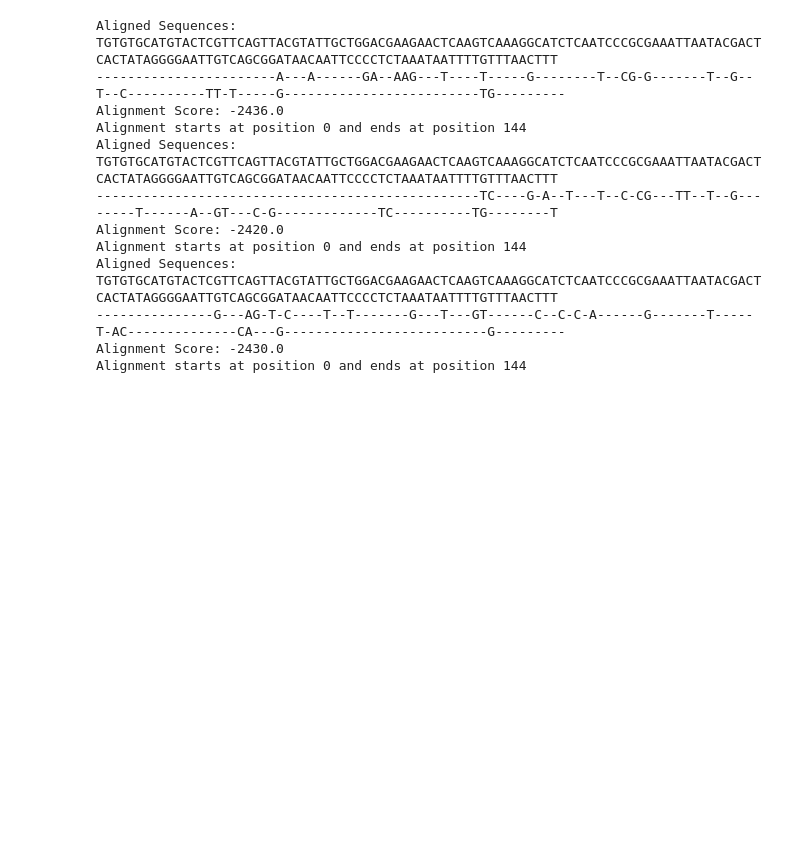
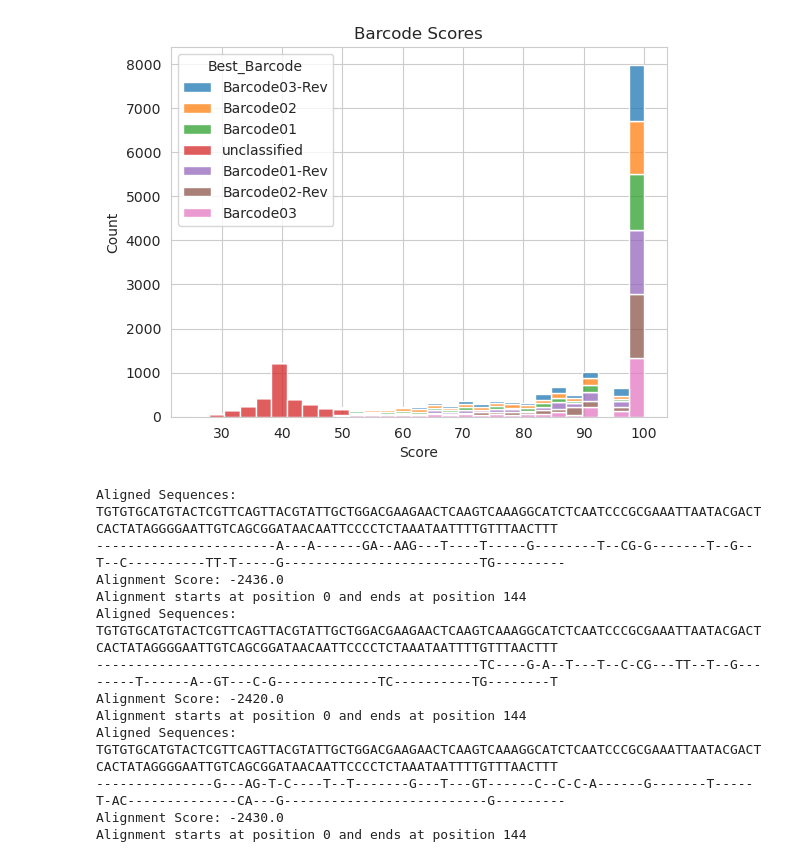
Before and after one commit to fhalab/LevSeq, a Jupyter notebook: examples/demultiplexing.ipynb, the cells around one changed output. Drawn from its saved outputs; the diff is of its cells as text; code cells hidden in the pictures; blank space fills up the shorter version.

```diff
--- a/examples/demultiplexing.ipynb
+++ b/examples/demultiplexing.ipynb
@@ -149,0 +338,7 @@ Alignment starts at position 44 and ends at position 68
+# %%
+# Barcode score dist
+import pandas as pd
+
+file = "/home/emre/tutorials/sequence_tut/source/alignment_results.txt"
+
+df = pd.read_csv(file, sep="\t")
@@ -150,3 +361,19 @@ Alignment starts at position 44 and ends at position 68
+# %%
+import pandas as pd
+#pd.DataFrame(final_scores["Best_Barcode"])
+
+#Change type of the scores
+df["Score"] = df["Score"].astype(float)
+
+# Plotting the scores
+sns.set_style("whitegrid")
+sns.histplot(data=df, x="Score", hue="Best_Barcode", multiple="stack", kde=False)
+plt.xlabel("Score")
+plt.ylabel("Count")
+plt.title("Barcode Scores")
+plt.show()
+# %% [output]
+[figure, added]
 # %%
 def get_best_scored_segment_global(seq1, seq2, config, top_k=5):
     # Perform global alignment using Needleman-Wunsch algorithm
```
Also changed, not shown: parts of 15 cells of this notebook, 4 other files.
